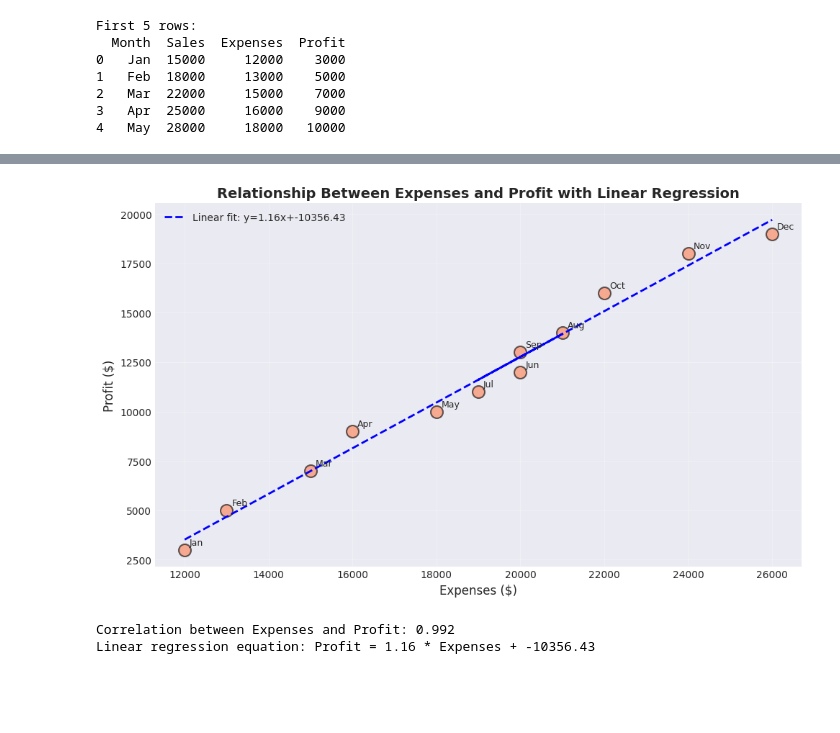
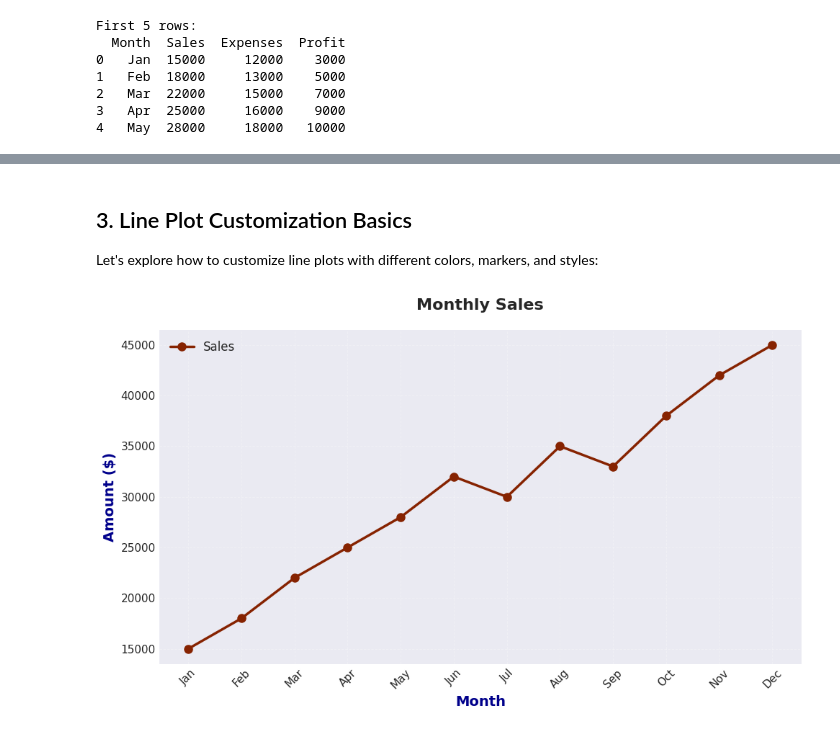
Before and after one commit to carteradamski/MDST_ECON_PROJECT_W26, a Jupyter notebook: week2/week2_tutorial.ipynb, the cells around one changed output, grey strips where cells are left out. Saved outputs shown, nothing was run; the diff lists cells and outputs as text; code cells hidden in the pictures; blank space fills up the shorter version.

```diff
--- a/week2/week2_tutorial.ipynb
+++ b/week2/week2_tutorial.ipynb
@@ -262,31 +61,27 @@ Correlation between Expenses and Profit: 0.992
-# %%
-# Create a detailed scatter plot with linear regression line
-plt.figure(figsize=(10, 6))
-
-# Create scatter plot
-plt.scatter(df['Expenses'], df['Profit'], s=150, alpha=0.6, c='coral', edgecolors='black', linewidth=1.5)
-
-# Add labels for each point
-for i, month in enumerate(df['Month']):
-    plt.annotate(month, (df['Expenses'][i], df['Profit'][i]),
-                xytext=(5, 5), textcoords='offset points', fontsize=9)
-
-# Calculate and plot linear regression line
-z = np.polyfit(df['Expenses'], df['Profit'], 1)
-p = np.poly1d(z)
-plt.plot(df['Expenses'], p(df['Expenses']), "b--", linewidth=2, label=f'Linear fit: y={z[0]:.2f}x+{z[1]:.2f}')
-
-plt.xlabel('Expenses ($)', fontsize=12)
-plt.ylabel('Profit ($)', fontsize=12)
-plt.title('Relationship Between Expenses and Profit with Linear Regression', fontsize=14, fontweight='bold')
-plt.legend()
-plt.grid(True, alpha=0.3)
-plt.tight_layout()
-plt.show()
-
-print(f"Correlation between Expenses and Profit: {correlation:.3f}")
-print(f"Linear regression equation: Profit = {z[0]:.2f} * Expenses + {z[1]:.2f}")
-# %% [output]
-[figure, removed]
-Correlation between Expenses and Profit: 0.992
-Linear regression equation: Profit = 1.16 * Expenses + -10356.43
+# %% [markdown]
+## 3. Line Plot Customization Basics
+
+Let's explore how to customize line plots with different colors, markers, and styles:
+# %%
+# Create a basic line plot with customizations
+plt.figure(figsize=(10, 6))
+plt.plot(df['Month'], df['Sales'],
+         marker='o',           # Marker style: 'o', 's', '^', 'D', '*', 'v', etc.
+         linewidth=2.5,        # Line thickness
+         markersize=8,         # Marker size
+        color="#862301",      # Custom hex color (Sea Green)
+         linestyle='-',        # Line style: '-', '--', '-.', ':'
+         alpha=1,            # Transparency (0-1)
+         label='Sales')
+
+plt.xlabel('Month', fontsize=14, fontweight='bold', color='darkblue')
+plt.ylabel('Amount ($)', fontsize=14, fontweight='bold', color='darkblue')
+plt.title('Monthly Sales', fontsize=16, fontweight='bold', pad=20)
+plt.legend(fontsize=12, framealpha=0.9, shadow=True)
+plt.grid(True, alpha=0.3, linestyle='--', linewidth=0.7)
+plt.xticks(rotation=45, fontsize=11)
+plt.yticks(fontsize=11)
+plt.tight_layout()
+plt.show()
+# %% [output]
+[figure, added]
```
Also changed, not shown: parts of 54 cells of this notebook.
